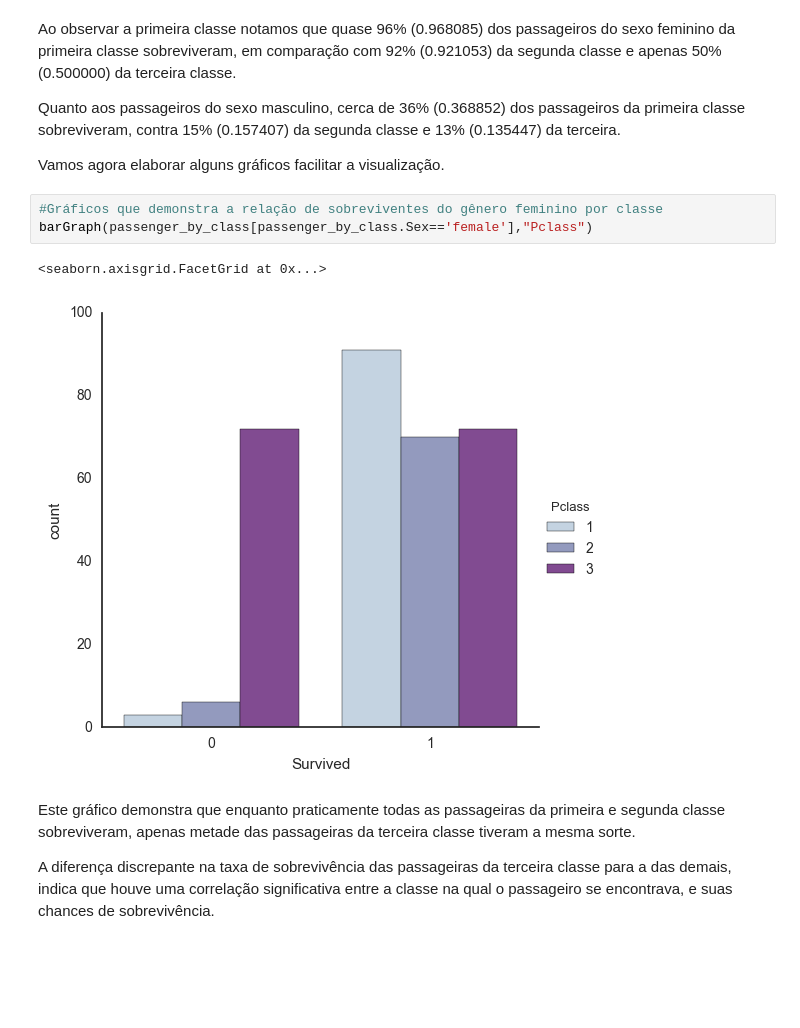
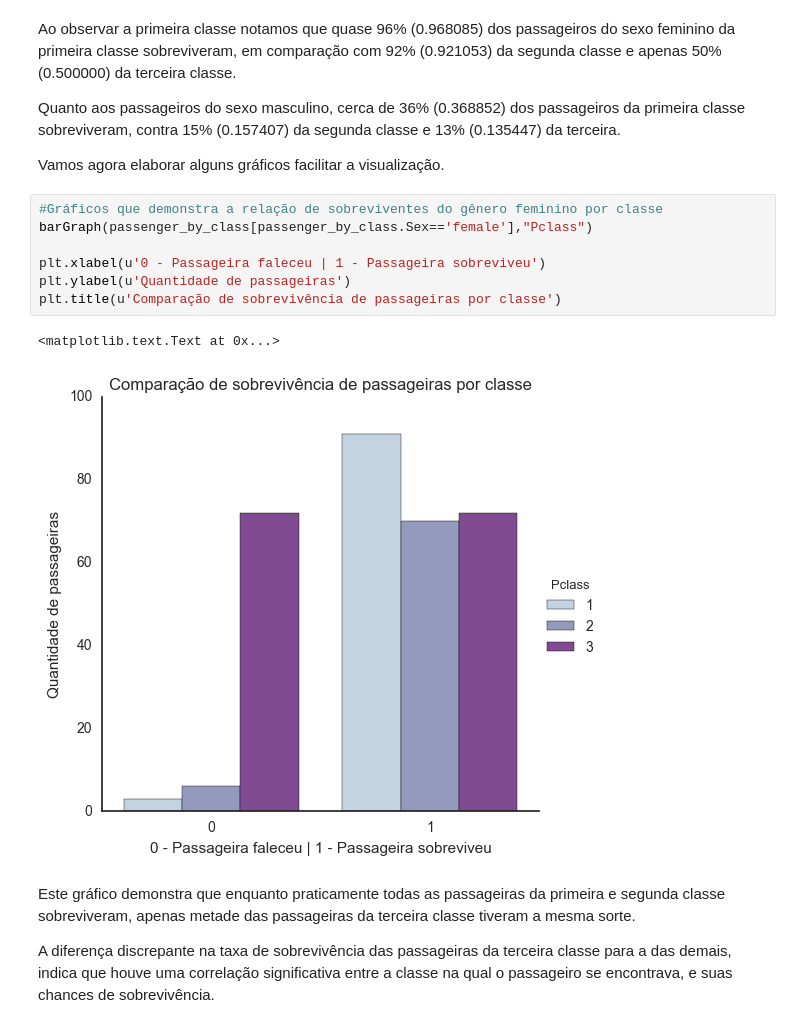
Before and after one commit to Doomsk/Nanodegree-Analista-de-Dados, a Jupyter notebook: Projeto 2 - Investigando uma Base de Dados/Titanic_Projeto.ipynb, the cells around one changed output. Drawn from its saved outputs; the diff is of its cells as text; blank space fills up the shorter version.

```diff
--- a/Projeto 2 - Investigando uma Base de Dados/Titanic_Projeto.ipynb
+++ b/Projeto 2 - Investigando uma Base de Dados/Titanic_Projeto.ipynb
@@ -518,9 +528,13 @@ Vamos agora elaborar alguns gráficos facilitar a visualização.
 # %%
 #Gráficos que demonstra a relação de sobreviventes do gênero feminino por classe
 barGraph(passenger_by_class[passenger_by_class.Sex=='female'],"Pclass")
+
+plt.xlabel(u'0 - Passageira faleceu | 1 - Passageira sobreviveu')
+plt.ylabel(u'Quantidade de passageiras')
+plt.title(u'Comparação de sobrevivência de passageiras por classe')
 # %% [output]
-<seaborn.axisgrid.FacetGrid at 0x...>
+<matplotlib.text.Text at 0x...>
-[figure, old version]
+[figure, new version]
 # %% [markdown]
 Este gráfico demonstra que enquanto praticamente todas as passageiras da primeira e segunda classe sobreviveram, apenas metade das passageiras da terceira classe tiveram a mesma sorte.
 
```
Also changed, not shown: parts of 5 cells of this notebook, 1 other file.
